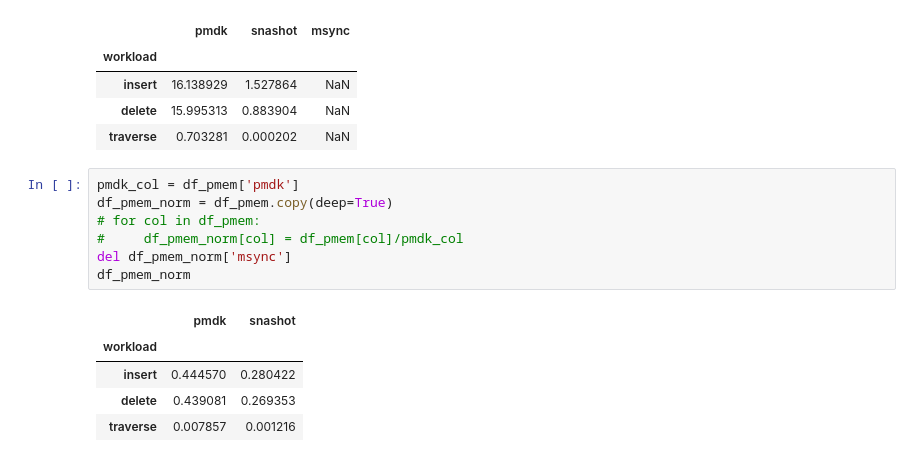
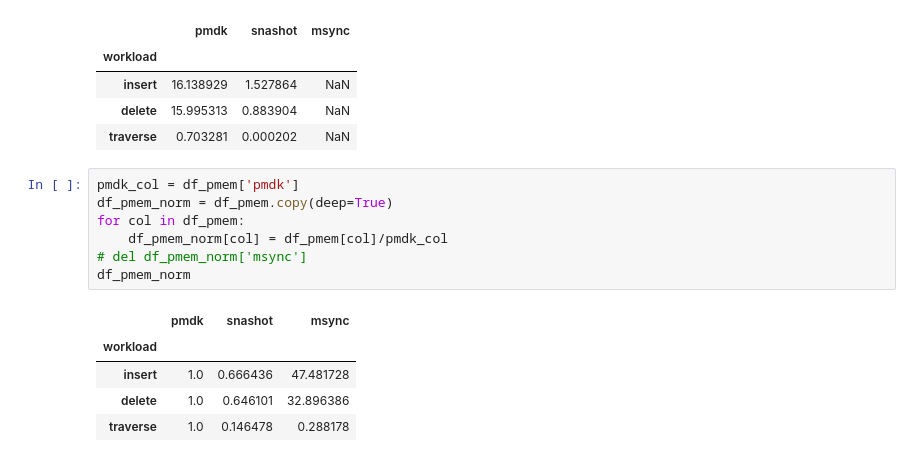
Before and after one commit to NVSL/snapshot-public, a Jupyter notebook: src/scripts/linkedlist.ipynb, the cells around one changed output. Drawn from its saved outputs; the diff is of its cells as text.

```diff
--- a/src/scripts/linkedlist.ipynb
+++ b/src/scripts/linkedlist.ipynb
@@ -70,13 +70,13 @@ df_gpu
 # %%
 pmdk_col = df_pmem['pmdk']
 df_pmem_norm = df_pmem.copy(deep=True)
-# for col in df_pmem:
-#     df_pmem_norm[col] = df_pmem[col]/pmdk_col
-del df_pmem_norm['msync']
+for col in df_pmem:
+    df_pmem_norm[col] = df_pmem[col]/pmdk_col
+# del df_pmem_norm['msync']
 df_pmem_norm
 # %% [output]
-|  | pmdk | snashot |
-| workload |  |  |
-| insert | 0.444570 | 0.280422 |
-| delete | 0.439081 | 0.269353 |
-| traverse | 0.007857 | 0.001216 |
+|  | pmdk | snashot | msync |
+| workload |  |  |  |
+| insert | 1.0 | 0.666436 | 47.481728 |
+| delete | 1.0 | 0.646101 | 32.896386 |
+| traverse | 1.0 | 0.146478 | 0.288178 |
```
Also changed, not shown: parts of 6 cells of this notebook, 34 other files.
